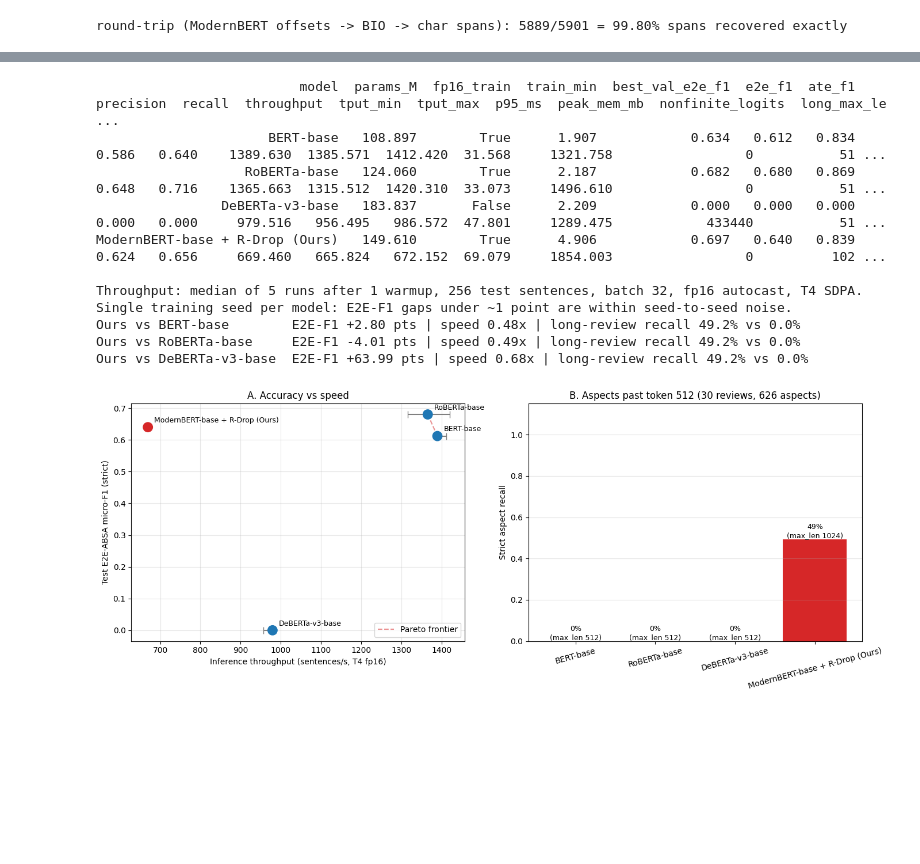
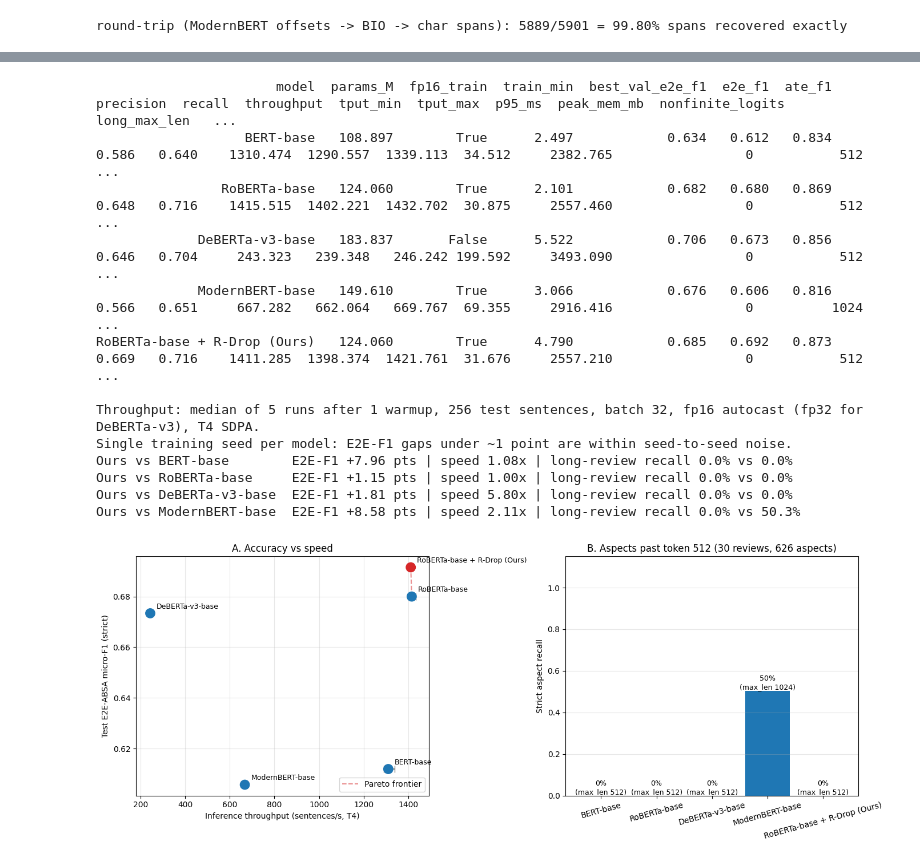
Before and after one commit to antedotee/nlp-multi-aspect-analyzer, a Jupyter notebook: train_and_benchmark.ipynb, the cells around one changed output, grey strips where cells are left out. Drawn from its saved outputs; the diff is of its cells as text; code cells hidden in the pictures; blank space fills up the shorter version.

Commit message:
Fix DeBERTa fp32 precision issue and evaluate RoBERTa-base + R-Drop

```diff
--- a/train_and_benchmark.ipynb
+++ b/train_and_benchmark.ipynb
@@ -235,15 +227,17 @@ class RDropTokenTrainer(Trainer):
             loss = 0.5 * (loss + ce(out2.logits)) + self.rdrop_alpha * kl
         return (loss, out) if return_outputs else loss
 # %%
-# @title 5. Train & Benchmark 4 Models on Identical Split
+# @title 5. Train & Benchmark 5 Models on Identical Split
+import contextlib
 from transformers import AutoModelForTokenClassification, DataCollatorForTokenClassification, TrainingArguments
 
-OURS = "ModernBERT-base + R-Drop (Ours)"
+OURS = "RoBERTa-base + R-Drop (Ours)"
 MODELS = [
     dict(name="BERT-base", ckpt="bert-base-uncased", rdrop=0.0, lr=3e-5, epochs=5, fp16=True, max_len=512),
     dict(name="RoBERTa-base", ckpt="roberta-base", rdrop=0.0, lr=3e-5, epochs=5, fp16=True, max_len=512),
-    dict(name="DeBERTa-v3-base", ckpt="microsoft/deberta-v3-base", rdrop=0.0, lr=3e-5, epochs=5, fp16=False, max_len=512),  # fp16 training overflows on T4
-    dict(name=OURS, ckpt=MODERNBERT, rdrop=1.5, lr=5e-5, epochs=6, fp16=True, max_len=1024),
+    dict(name="DeBERTa-v3-base", ckpt="microsoft/deberta-v3-base", rdrop=0.0, lr=2e-5, epochs=5, fp16=False, max_len=512),
+    dict(name="ModernBERT-base", ckpt=MODERNBERT, rdrop=0.0, lr=3e-5, epochs=5, fp16=True, max_len=1024),
+    dict(name=OURS, ckpt="roberta-base", rdrop=1.5, lr=3e-5, epochs=6, fp16=True, max_len=512),
 ]
 BATCH_SIZE, WEIGHT_DECAY, WARMUP_RATIO = 16, 0.01, 0.1
 
@@ -266,7 +260,7 @@ def build_long_reviews(n=30, head_tokens=600, max_tokens=900):
 
 
 @torch.inference_mode()
-def benchmark_speed(model, tokenizer, texts, batch_size=32, runs=5):
+def benchmark_speed(model, tokenizer, texts, batch_size=32, runs=5, use_fp16=True):
     batches = [tokenizer(texts[i:i + batch_size], truncation=True, max_length=256, padding=True, return_tensors="pt").to(model.device)
                for i in range(0, len(texts), batch_size)]
     torch.cuda.reset_peak_memory_stats()
@@ -276,7 +270,7 @@ def benchmark_speed(model, tokenizer, texts, batch_size=32, runs=5):
         for b in batches:
             torch.cuda.synchronize()
             t0 = time.perf_counter()
-            with torch.autocast("cuda", dtype=torch.float16):
+            with (torch.autocast("cuda", dtype=torch.float16) if use_fp16 else contextlib.nullcontext()):
                 logits = model(**b).logits
             logits.argmax(-1).cpu()
             lat.append(time.perf_counter() - t0)
@@ -306,9 +300,11 @@ for cfg in MODELS:
     t0 = time.perf_counter()
     for fp16 in dict.fromkeys([cfg["fp16"], False]):
         set_seed(SEED)
-        model = AutoModelForTokenClassification.from_pretrained(cfg["ckpt"], num_labels=len(LABELS), id2label=ID2LABEL, label2id=LABEL2ID)
+        model = AutoModelForTokenClassification.from_pretrained(
+            cfg["ckpt"], num_labels=len(LABELS), id2label=ID2LABEL, label2id=LABEL2ID, dtype=torch.float32,
+        )
         args = TrainingArguments(
-            output_dir=f"/content/runs/{cfg['ckpt'].split('/')[-1]}", learning_rate=cfg["lr"], num_train_epochs=cfg["epochs"],
+            output_dir=f"/content/runs/{cfg['name'].lower().replace(' ', '_').replace('+', '')}", learning_rate=cfg["lr"], num_train_epochs=cfg["epochs"],
             per_device_train_batch_size=BATCH_SIZE, per_device_eval_batch_size=64, weight_decay=WEIGHT_DECAY,
             warmup_steps=int(WARMUP_RATIO * steps), max_grad_norm=1.0, fp16=fp16,
             eval_strategy="epoch", save_strategy="epoch", save_total_limit=1, load_best_model_at_end=True,
@@ -328,7 +324,7 @@ for cfg in MODELS:
     model = trainer.model.eval()
 
     test = trainer.predict(test_ds).metrics
-    speed = benchmark_speed(model, tok, speed_texts)
+    speed = benchmark_speed(model, tok, speed_texts, use_fp16=fp16)
     preds = predict_spans(model, tok, [r["text"] for r in long_reviews], cfg["max_len"])
     long_hits = sum(len({s[:3] for s in p} & set(r["spans"])) for p, r in zip(preds, long_reviews))
     results.append({
@@ -340,10 +336,10 @@ for cfg in MODELS:
     print({k: round(v, 4) if isinstance(v, float) else v for k, v in results[-1].items()})
 
     if cfg["name"] == OURS:
-        trainer.save_model(ART / "modernbert-absa")
-        with tarfile.open(ART / "modernbert-absa.tar.gz", "w:gz") as tar:
-            tar.add(ART / "modernbert-absa", arcname="modernbert-absa")
-        print(f"saved {ART / 'modernbert-absa'} and {ART / 'modernbert-absa.tar.gz'} ({(ART / 'modernbert-absa.tar.gz').stat().st_size / 2**20:.0f} MB)")
+        trainer.save_model(ART / "absa-model")
+        with tarfile.open(ART / "absa-model.tar.gz", "w:gz") as tar:
+            tar.add(ART / "absa-model", arcname="absa-model")
+        print(f"saved {ART / 'absa-model'} and {ART / 'absa-model.tar.gz'} ({(ART / 'absa-model.tar.gz').stat().st_size / 2**20:.0f} MB)")
 
     shutil.rmtree(args.output_dir, ignore_errors=True)
     del model, trainer
@@ -418,47 +416,49 @@ with pd.option_context("display.width", 250, "display.max_columns", None, "displ
     print(df.to_string(index=False))
 
 ours = df[df.model == OURS].iloc[0]
-print(f"\nThroughput: median of 5 runs after 1 warmup, {len(speed_texts)} test sentences, batch 32, fp16 autocast, T4 SDPA.")
+print(f"\nThroughput: median of 5 runs after 1 warmup, {len(speed_texts)} test sentences, batch 32, fp16 autocast (fp32 for DeBERTa-v3), T4 SDPA.")
 print("Single training seed per model: E2E-F1 gaps under ~1 point are within seed-to-seed noise.")
 for _, r in df[df.model != OURS].iterrows():
     print(f"Ours vs {r.model:16s} E2E-F1 {100 * (ours.e2e_f1 - r.e2e_f1):+.2f} pts | speed {ours.throughput / r.throughput:.2f}x "
           f"| long-review recall {ours.long_recall:.1%} vs {r.long_recall:.1%}")
 
 colors = ["#d62728" if m == OURS else "#1f77b4" for m in df.model]
 fig, (ax_a, ax_b) = plt.subplots(1, 2, figsize=(14, 5.5))
 ax_a.errorbar(df.throughput, df.e2e_f1, xerr=[df.throughput - df.tput_min, df.tput_max - df.throughput], fmt="none", ecolor="gray", capsize=4)
 ax_a.scatter(df.throughput, df.e2e_f1, c=colors, s=140, zorder=3)
 for _, r in df.iterrows():
     ax_a.annotate(r.model, (r.throughput, r.e2e_f1), textcoords="offset points", xytext=(8, 6), fontsize=9)
 frontier = df.sort_values("throughput", ascending=False)
 frontier = frontier[frontier.e2e_f1 >= frontier.e2e_f1.cummax()]
 ax_a.plot(frontier.throughput, frontier.e2e_f1, "--", color="#d62728", alpha=0.5, label="Pareto frontier")
-ax_a.set(xlabel="Inference throughput (sentences/s, T4 fp16)", ylabel="Test E2E-ABSA micro-F1 (strict)", title="A. Accuracy vs speed")
+ax_a.set(xlabel="Inference throughput (sentences/s, T4)", ylabel="Test E2E-ABSA micro-F1 (strict)", title="A. Accuracy vs speed")
 ax_a.legend(loc="lower right")
 ax_a.grid(alpha=0.3)
 
 bars = ax_b.bar(df.model, df.long_recall, color=colors)
 ax_b.bar_label(bars, labels=[f"{v:.0%}\n(max_len {m})" for v, m in zip(df.long_recall, df.long_max_len)], fontsize=9)
 ax_b.set(ylabel="Strict aspect recall", ylim=(0, 1.15), title=f"B. Aspects past token 512 ({len(long_reviews)} reviews, {long_gold} aspects)")
 ax_b.tick_params(axis="x", labelrotation=15)
 ax_b.grid(axis="y", alpha=0.3)
 
 fig.tight_layout()
 fig.savefig(ART / "pareto_plot.png", dpi=150, bbox_inches="tight")
 plt.show()
 # %% [output]
-                          model  params_M  fp16_train  train_min  best_val_e2e_f1  e2e_f1  ate_f1  precision  recall  throughput  tput_min  tput_max  p95_ms  peak_mem_mb  nonfinite_logits  long_max_le ...
-                      BERT-base   108.897        True      1.907            0.634   0.612   0.834      0.586   0.640    1389.630  1385.571  1412.420  31.568     1321.758                 0           51 ...
-                   RoBERTa-base   124.060        True      2.187            0.682   0.680   0.869      0.648   0.716    1365.663  1315.512  1420.310  33.073     1496.610                 0           51 ...
-                DeBERTa-v3-base   183.837       False      2.209            0.000   0.000   0.000      0.000   0.000     979.516   956.495   986.572  47.801     1289.475            433440           51 ...
-ModernBERT-base + R-Drop (Ours)   149.610        True      4.906            0.697   0.640   0.839      0.624   0.656     669.460   665.824   672.152  69.079     1854.003                 0          102 ...
+                       model  params_M  fp16_train  train_min  best_val_e2e_f1  e2e_f1  ate_f1  precision  recall  throughput  tput_min  tput_max  p95_ms  peak_mem_mb  nonfinite_logits  long_max_len   ...
+                   BERT-base   108.897        True      2.497            0.634   0.612   0.834      0.586   0.640    1310.474  1290.557  1339.113  34.512     2382.765                 0           512   ...
+                RoBERTa-base   124.060        True      2.101            0.682   0.680   0.869      0.648   0.716    1415.515  1402.221  1432.702  30.875     2557.460                 0           512   ...
+             DeBERTa-v3-base   183.837       False      5.522            0.706   0.673   0.856      0.646   0.704     243.323   239.348   246.242 199.592     3493.090                 0           512   ...
+             ModernBERT-base   149.610        True      3.066            0.676   0.606   0.816      0.566   0.651     667.282   662.064   669.767  69.355     2916.416                 0          1024   ...
+RoBERTa-base + R-Drop (Ours)   124.060        True      4.790            0.685   0.692   0.873      0.669   0.716    1411.285  1398.374  1421.761  31.676     2557.210                 0           512   ...
 
-Throughput: median of 5 runs after 1 warmup, 256 test sentences, batch 32, fp16 autocast, T4 SDPA.
+Throughput: median of 5 runs after 1 warmup, 256 test sentences, batch 32, fp16 autocast (fp32 for DeBERTa-v3), T4 SDPA.
 Single training seed per model: E2E-F1 gaps under ~1 point are within seed-to-seed noise.
-Ours vs BERT-base        E2E-F1 +2.80 pts | speed 0.48x | long-review recall 49.2% vs 0.0%
-Ours vs RoBERTa-base     E2E-F1 -4.01 pts | speed 0.49x | long-review recall 49.2% vs 0.0%
-Ours vs DeBERTa-v3-base  E2E-F1 +63.99 pts | speed 0.68x | long-review recall 49.2% vs 0.0%
+Ours vs BERT-base        E2E-F1 +7.96 pts | speed 1.08x | long-review recall 0.0% vs 0.0%
+Ours vs RoBERTa-base     E2E-F1 +1.15 pts | speed 1.00x | long-review recall 0.0% vs 0.0%
+Ours vs DeBERTa-v3-base  E2E-F1 +1.81 pts | speed 5.80x | long-review recall 0.0% vs 0.0%
+Ours vs ModernBERT-base  E2E-F1 +8.58 pts | speed 2.11x | long-review recall 0.0% vs 50.3%
-[figure, old version]
+[figure, new version]
 # %%
 # @title 7. Live Amazon Review Demo (Zero-Shot Transfer)
 REVIEWS = [
```
Also changed, not shown: parts of 4 cells of this notebook, 2 other files.
